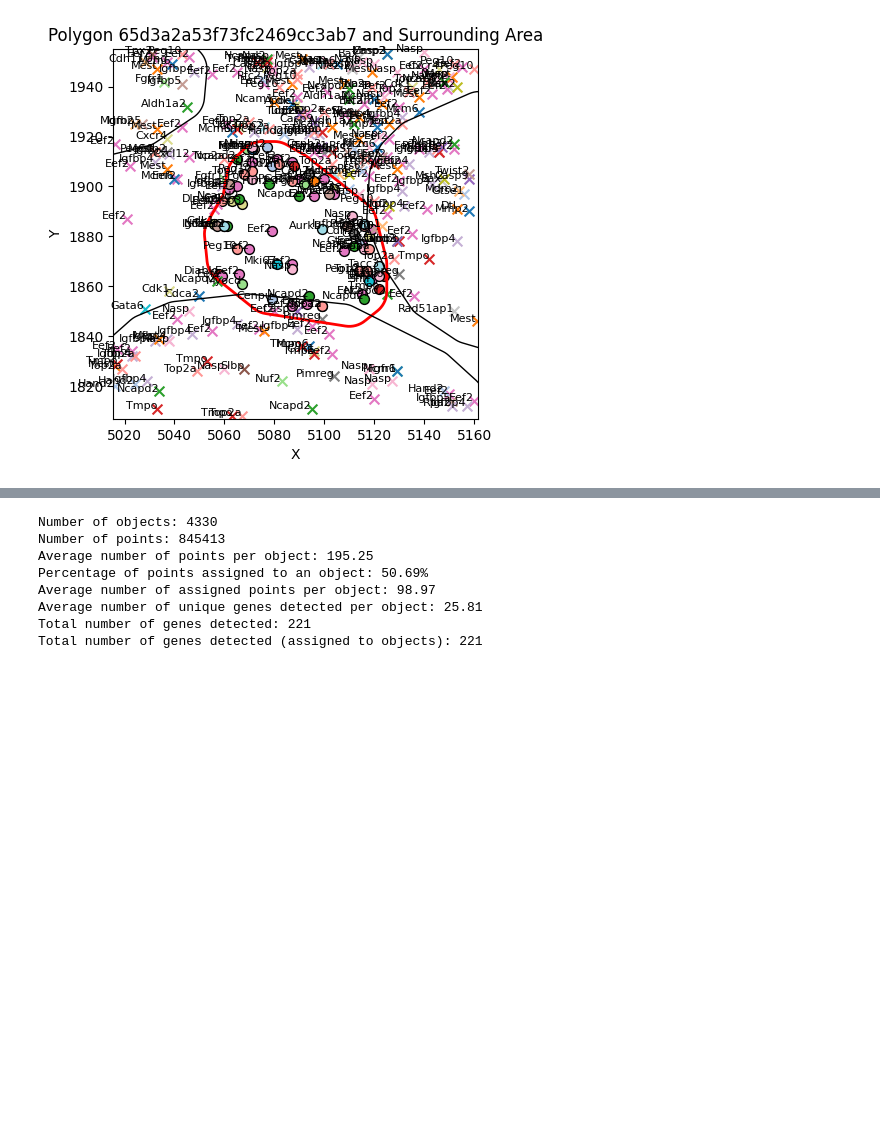
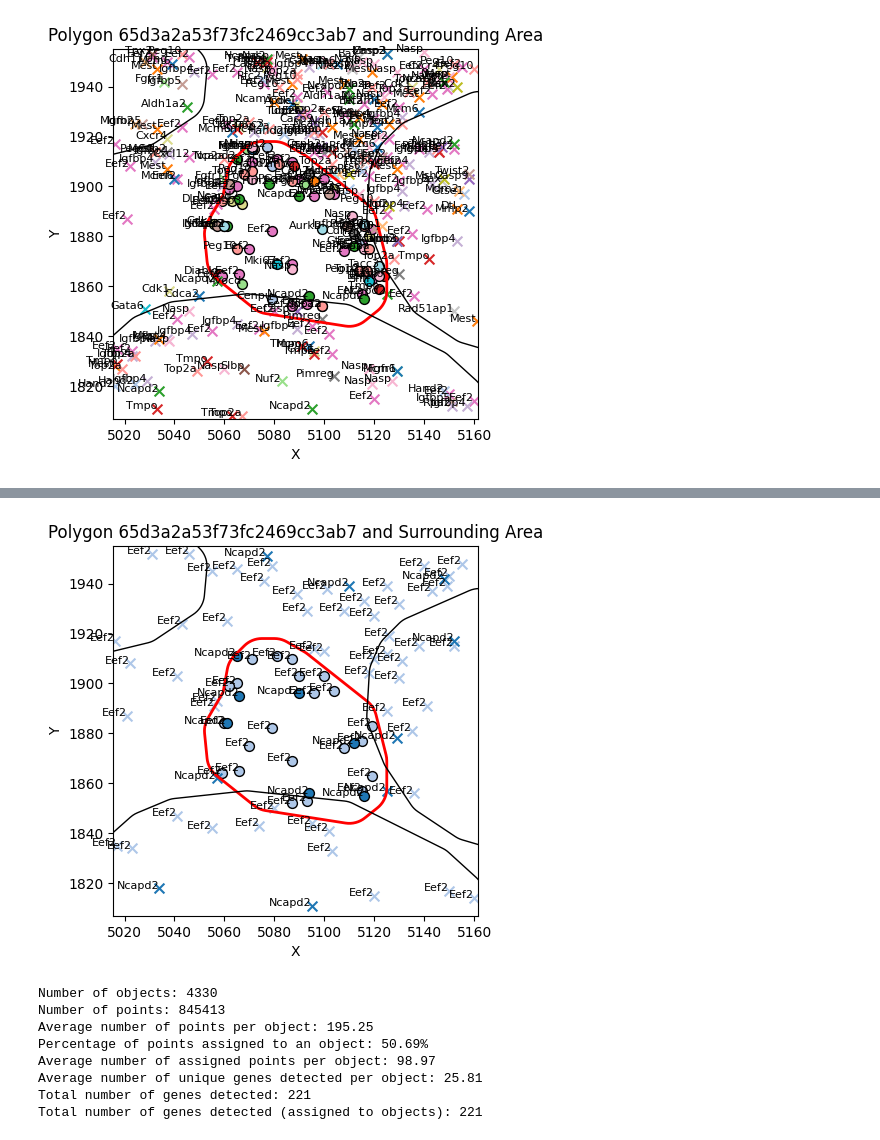
Before and after one commit to arjunrajlaboratory/SGanalysis, a Jupyter notebook: examples/test_suite.ipynb, the cells around one changed output, grey strips where cells are left out. Cells and saved outputs as stored; diff of their text form; code cells hidden in the pictures; blank space fills up the shorter version.

```diff
--- a/examples/test_suite.ipynb
+++ b/examples/test_suite.ipynb
@@ -220,3 +225,7 @@ sg_obj2.plot_polygon_and_points("65d3a2a53f73fc2469cc3ab7")
+# %%
+sg_obj2.plot_polygon_and_points("65d3a2a53f73fc2469cc3ab7", gene_names=["Eef2","Ncapd2"])
+# %% [output]
+[figure, added]
 # %%
 sg_obj2.generate_statistics_and_histograms()
 # %% [output]
```
Also changed, not shown: parts of 2 cells of this notebook, 1 other file.
